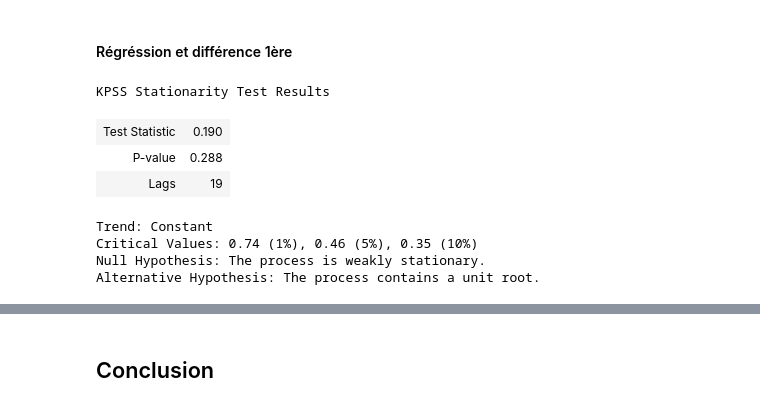
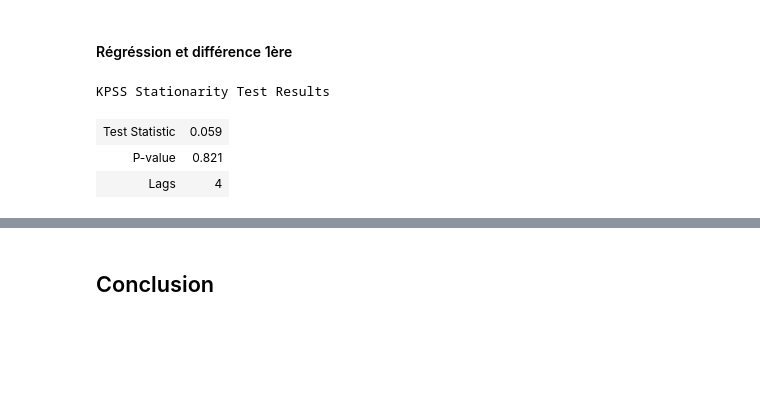
Before and after one commit to DimSum2k20/TimeSeries, a Jupyter notebook: partie1_etude_transform_serie.ipynb, the cells around one changed output, grey strips where cells are left out. Drawn from its saved outputs; the diff is of its cells as text; code cells hidden in the pictures; blank space fills up the shorter version.

```diff
--- a/partie1_etude_transform_serie.ipynb
+++ b/partie1_etude_transform_serie.ipynb
@@ -638,18 +745,14 @@ lags                &  11.000000 \\
 \end{tabular}
 # %% [markdown]
 #### Régréssion et différence 1ère
-# %%
-kpss = KPSS(station2)
-kpss.summary() #on ne peut pas rejeter à 10% le fait que cette série soit stationnaire.
-# %% [output]
-KPSS Stationarity Test Results
-| Test Statistic | 0.190 |
-| P-value | 0.288 |
-| Lags | 19 |
-Trend: Constant
-Critical Values: 0.74 (1%), 0.46 (5%), 0.35 (10%)
-Null Hypothesis: The process is weakly stationary.
-Alternative Hypothesis: The process contains a unit root.
+# %%
+kpss = KPSS(station2,lags=lag(station2,"nc")[0],trend="c")
+kpss.summary()
+# %% [output]
+KPSS Stationarity Test Results
+| Test Statistic | 0.059 |
+| P-value | 0.821 |
+| Lags | 4 |
 # %%
 dfkpss = pd.DataFrame({"KPSS Test":[kpss.critical_values['1%'],kpss.stat,kpss.pvalue,kpss.lags]},
              index = ["critical value (1%)","Test Statistic", "p value","lags"] )
```
Also changed, not shown: parts of 32 cells of this notebook, 1 other file.
